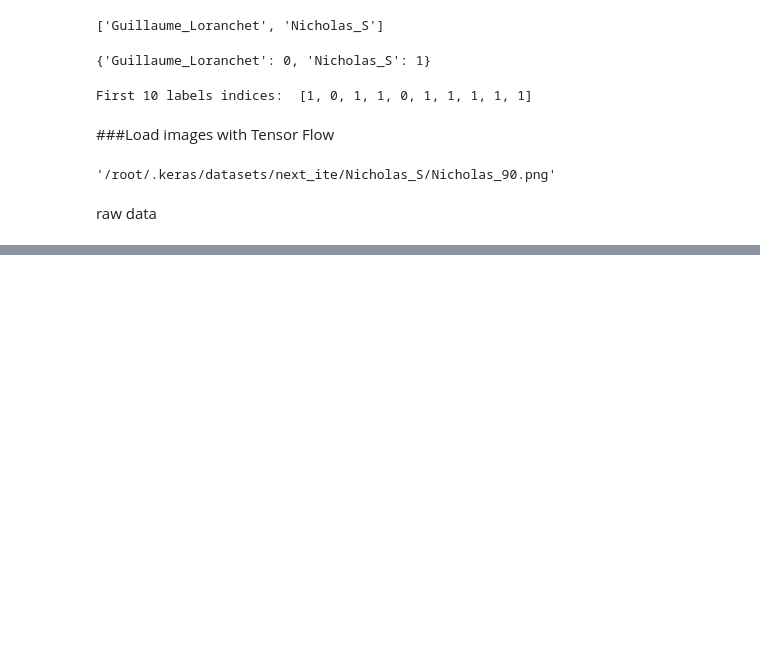
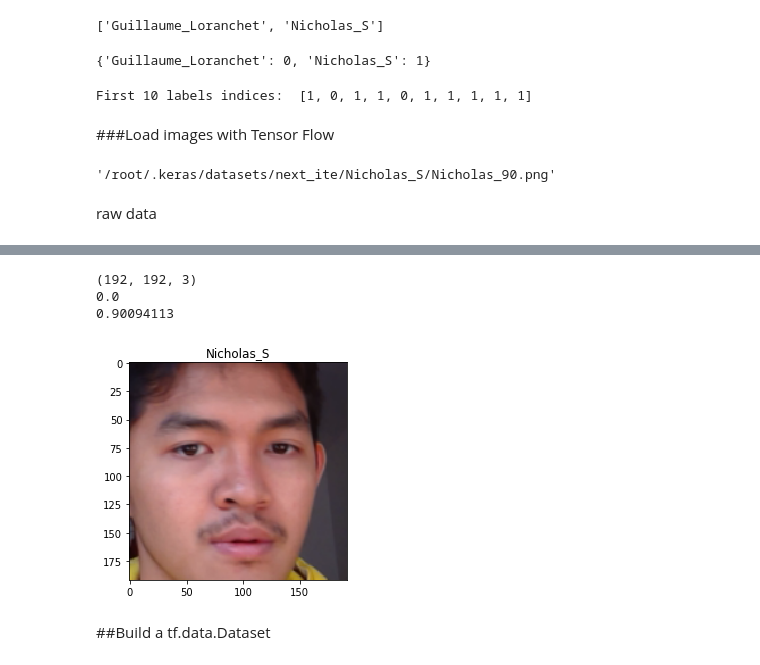
Before and after one commit to Guilli12pm/ML_proj, a Jupyter notebook: project_ML.ipynb, the cells around one changed output, grey strips where cells are left out. Drawn from its saved outputs; the diff is of its cells as text; code cells hidden in the pictures; blank space fills up the shorter version.

Commit message:
inspect dataset

```diff
--- a/project_ML.ipynb
+++ b/project_ML.ipynb
@@ -113,0 +117,36 @@ print(img_tensor.dtype)
+# %%
+img_final = tf.image.resize(img_tensor, [192, 192])
+img_final = img_final/255.0
+print(img_final.shape)
+print(img_final.numpy().min())
+print(img_final.numpy().max())
+# %% [output]
+(192, 192, 3)
+0.0
+0.90094113
+# %%
+def preprocess_image(image):
+  image = tf.image.decode_jpeg(image, channels=3)
+  image = tf.image.resize(image, [192, 192])
+  image /= 255.0  # normalize to [0,1] range
+
+  return image
+# %%
+def load_and_preprocess_image(path):
+  image = tf.read_file(path)
+  return preprocess_image(image)
+# %%
+import matplotlib.pyplot as plt
+
+image_path = all_image_paths[0]
+label = all_image_labels[0]
+
+plt.imshow(load_and_preprocess_image(img_path))
+plt.grid(False)
+#plt.xlabel(caption_image(img_path).encode('utf-8'))
+plt.title(label_names[label].title())
+print()
+# %% [output]
+[figure, added]
+# %% [markdown]
+##Build a tf.data.Dataset
```
Also changed, not shown: parts of 2 cells of this notebook.
